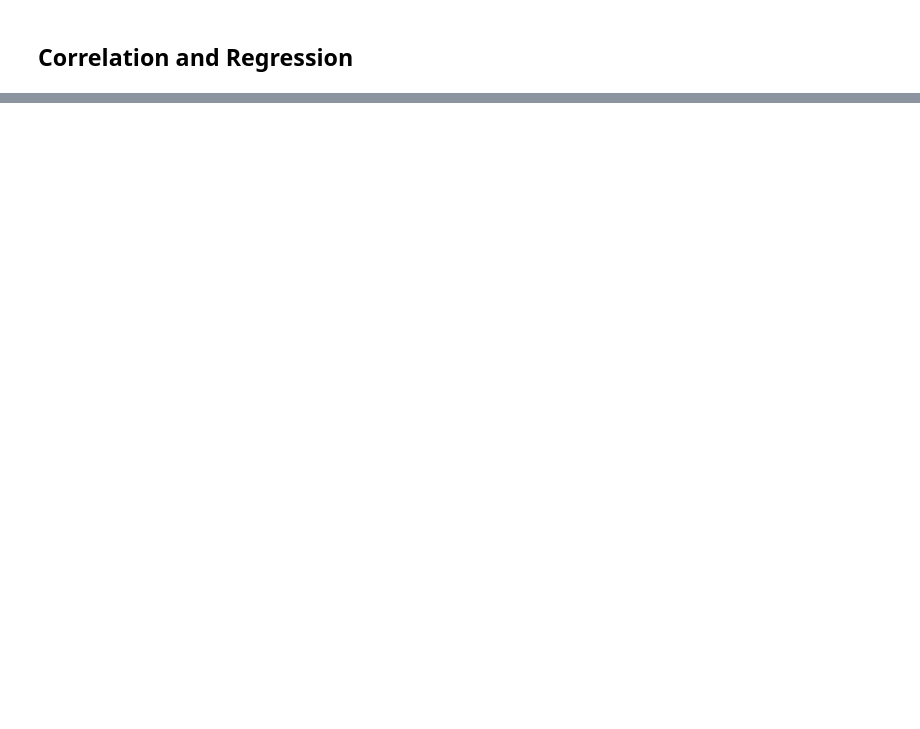
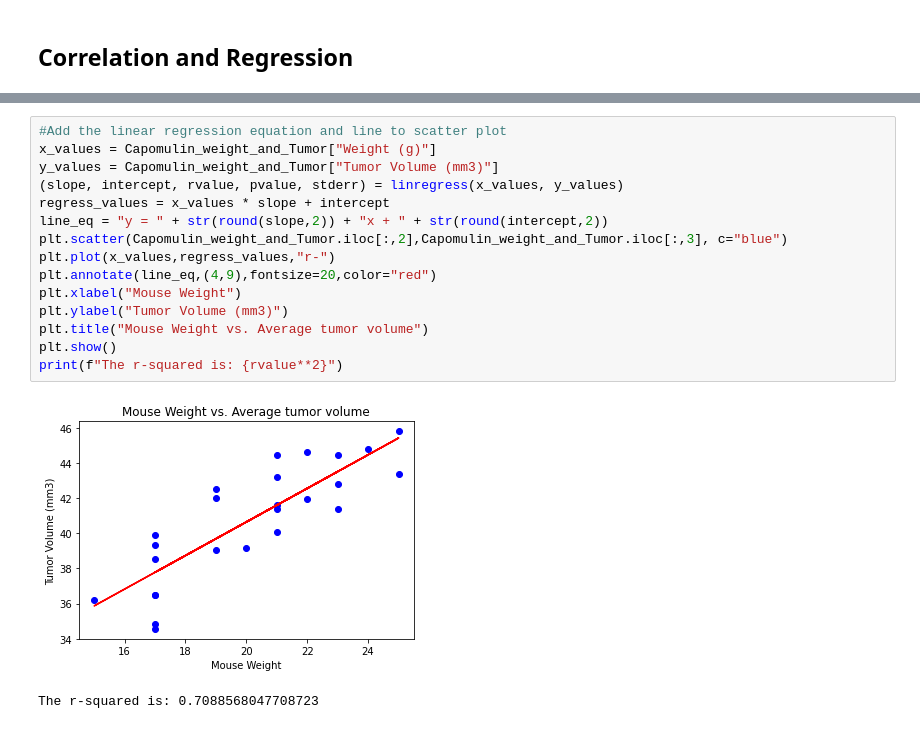
Before and after one commit to CarmenK2/Matplotlib-homework, a Jupyter notebook: pymaceuticals_starter.ipynb, the cells around one changed output, grey strips where cells are left out. Drawn from its saved outputs; the diff is of its cells as text; blank space fills up the shorter version.

```diff
--- a/pymaceuticals_starter.ipynb
+++ b/pymaceuticals_starter.ipynb
@@ -818,0 +825,18 @@ plt.show()
+# %%
+#Add the linear regression equation and line to scatter plot
+x_values = Capomulin_weight_and_Tumor["Weight (g)"]
+y_values = Capomulin_weight_and_Tumor["Tumor Volume (mm3)"]
+(slope, intercept, rvalue, pvalue, stderr) = linregress(x_values, y_values)
+regress_values = x_values * slope + intercept
+line_eq = "y = " + str(round(slope,2)) + "x + " + str(round(intercept,2))
+plt.scatter(Capomulin_weight_and_Tumor.iloc[:,2],Capomulin_weight_and_Tumor.iloc[:,3], c="blue")
+plt.plot(x_values,regress_values,"r-")
+plt.annotate(line_eq,(4,9),fontsize=20,color="red")
+plt.xlabel("Mouse Weight")
+plt.ylabel("Tumor Volume (mm3)")
+plt.title("Mouse Weight vs. Average tumor volume")
+plt.show()
+print(f"The r-squared is: {rvalue**2}")
+# %% [output]
+[figure, added]
+The r-squared is: 0.7088568047708723
```
Also changed, not shown: parts of 9 cells of this notebook.
